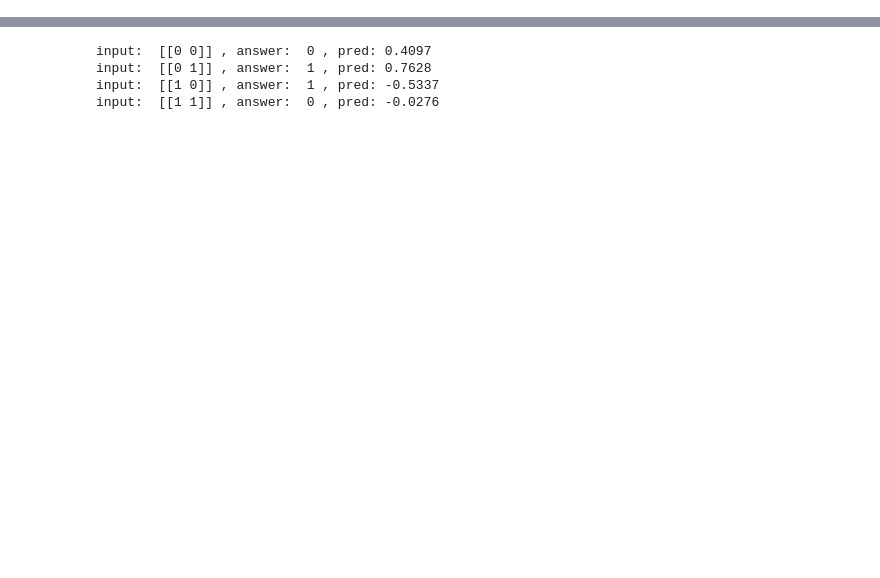
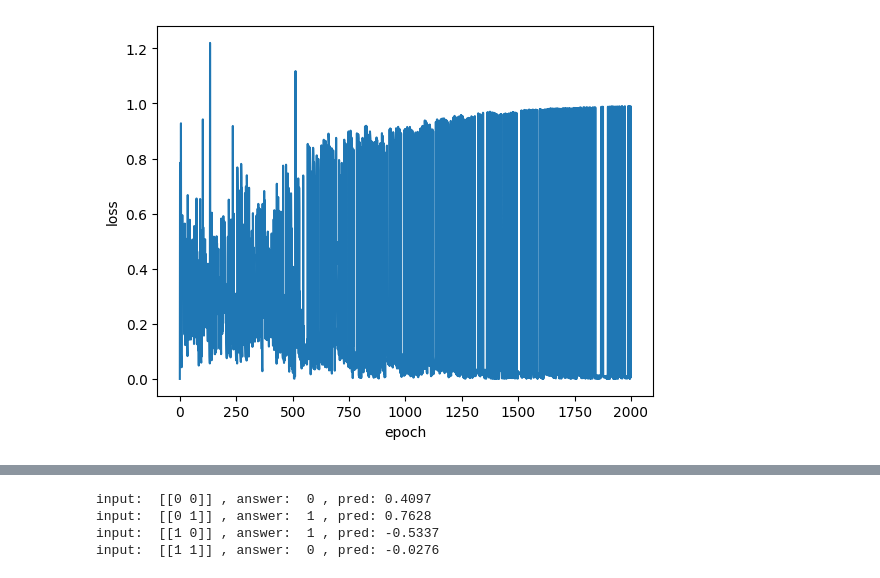
Before and after one commit to ByungWanLim/LAB_DP, a Jupyter notebook: Week3/MLP.ipynb, the cells around one changed output, grey strips where cells are left out. Cells and saved outputs as stored; diff of their text form; code cells hidden in the pictures; blank space fills up the shorter version.

```diff
--- a/Week3/MLP.ipynb
+++ b/Week3/MLP.ipynb
@@ -88,8 +88,8 @@ for epoch in range(epochs):
 #        delta_W2 = np.zeros((2,1))
 #        delta_b1 = np.zeros((1,2))
 #        delta_b2 = np.zeros((1,1))
-        delta_W1 = np.zeros((2,1))
-        delta_b1 = np.zeros((1,1))
+        delta_W1 =
+        delta_b1 =
 
 
         # Backpropagation을 통한 Weight의 Gradient calculation(update)
@@ -130,0 +128,65 @@ Text(0, 0.5, 'loss')
+# %%
+import numpy as np
+import matplotlib.pyplot as plt
+
+# Hyperparameters
+epochs = 2000
+learning_rate = 0.1
+
+# Initialize weights and biases
+W1 = np.random.randn(2, 1)  # First layer weights
+b1 = np.zeros((1, 1))  # First layer biases
+
+errors = []
+for epoch in range(epochs):
+    # 데이터 4가지 중 랜덤으로 하나 선택
+    idx = np.random.randint(4)
+
+    # 입력 데이터 xin과 해당하는 정답 ans 불러오기
+    xin = train_inp[idx].reshape(1, 2)
+    ans = train_out[idx]
+
+    # Forward Pass
+    net1 = tanh(np.matmul(xin, W1) + b1)
+
+    # Mean Squared Error (MSE)로 loss 계산
+    predictions = net1
+    targets = ans
+    loss = np.mean((predictions - targets) ** 2)
+
+    # Backpropagation을 통한 Weight의 Gradient calculation(update)
+    delta_W1 = np.matmul(xin.T, 2 * (predictions - targets) * (1 - net1**2))
+    delta_b1 = 2 * (predictions - targets) * (1 - net1**2)
+
+    # 각 weight의 update 반영
+    W1 -= learning_rate * delta_W1
+    b1 -= learning_rate * delta_b1
+
+    # 500번째 epoch마다 loss를 프린트합니다.
+    if epoch % 500 == 0:
+        print("epoch [{}/{}] loss: {:.4f}".format(epoch, epochs, float(loss)))
+
+    # plot을 위해 값 저장
+    errors.append(loss)
+
+for idx in range(4):
+    xin = train_inp[idx].reshape(1, 2)
+    ans = train_out[idx]
+
+    net1 = tanh(np.matmul(xin, W1) + b1)
+
+    pred = net1.item()
+
+    print("input: ", xin, ", answer: ", ans, ", pred: {:.4f}".format(float(pred)))
+
+# 학습이 끝난 후, loss를 확인합니다.
+loss = np.array(errors)
+plt.plot(loss.reshape(epochs))
+plt.xlabel("epoch")
+plt.ylabel("loss")
+plt.show()
+
+
+np.savetxt("layer1_W1.txt", W1, fmt="%s")
+np.savetxt("layer1_b1.txt", b1, fmt="%s")
+# %% [output]
@@ -130,0 +201 @@ Text(0, 0.5, 'loss')
+[figure, added]
```
Also changed, not shown: parts of 3 cells of this notebook, 6 other files.
